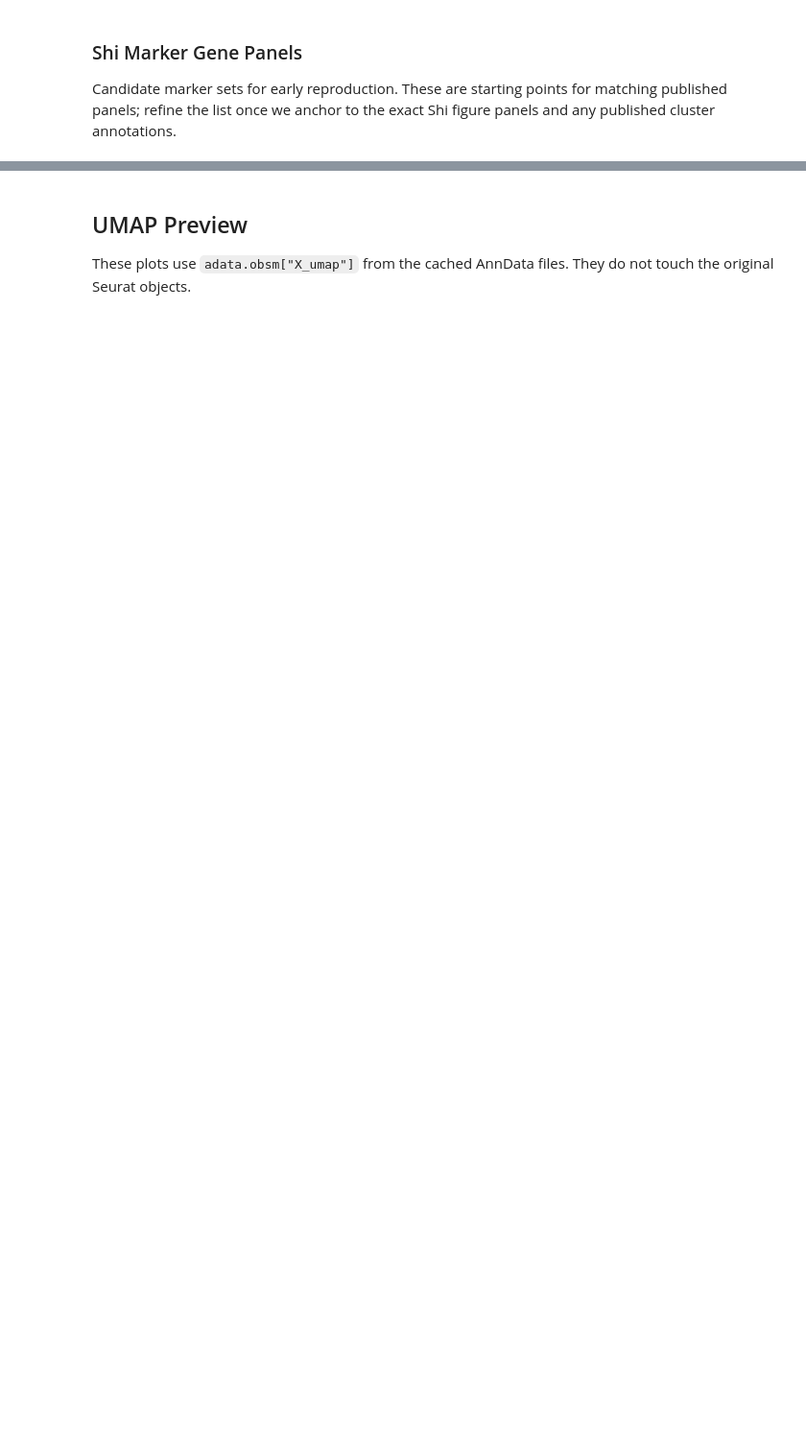
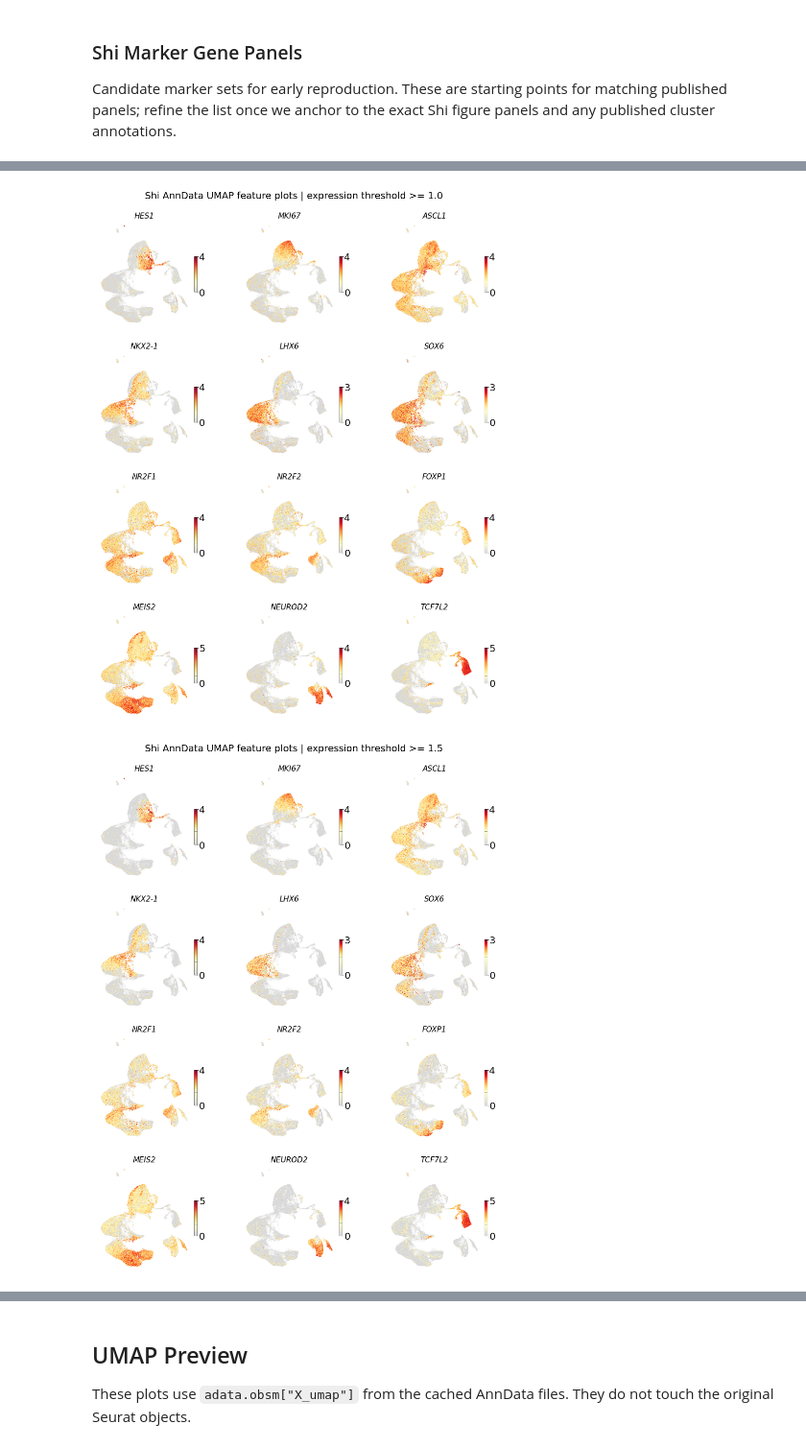
Before and after one commit to ecresp1el/mge_organoid_pipeline, a Jupyter notebook: python_notebooks/notebooks/01_seurat_to_anndata.ipynb, the cells around one changed output, grey strips where cells are left out. Shown at 96% size. Saved outputs shown, nothing was run; the diff lists cells and outputs as text; code cells hidden in the pictures; blank space fills up the shorter version.

Commit message:
shi et al plots with genes

```diff
--- a/python_notebooks/notebooks/01_seurat_to_anndata.ipynb
+++ b/python_notebooks/notebooks/01_seurat_to_anndata.ipynb
@@ -775,0 +1298,31 @@ plt.show()
+# %%
+for threshold in [1.0, 1.5, 2.0]:
+    fig, axes = plot_umap_feature_grid(
+        shi,
+        genes_to_plot,
+        umap_key="X_umap",
+        ncols=3,
+        vmax_percentile=99,
+        vmin_expression=threshold,
+        cmap="YlOrRd",
+        point_size_background=0.8,
+        point_size_expression=1.0,
+        background_alpha=0.35,
+        expression_alpha=0.9,
+        figsize_per_panel=(3.0, 2.8),
+        colorbar_height="33%",
+        colorbar_width="3%",
+        colorbar_labelsize=14,
+        show_threshold_line=True,
+    )
+
+    fig.suptitle(
+        f"Shi AnnData UMAP feature plots | expression threshold >= {threshold}",
+        fontsize=14,
+        y=0.995,
+    )
+
+    plt.show()
+# %% [output]
+[figure, added]
+[figure, added]
```
Also changed, not shown: parts of 24 cells of this notebook.
